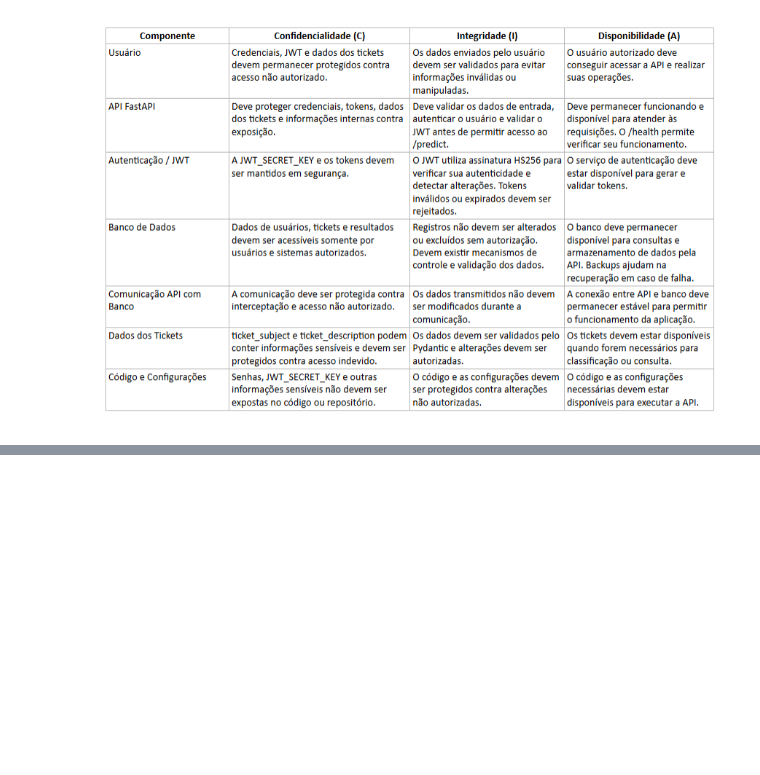
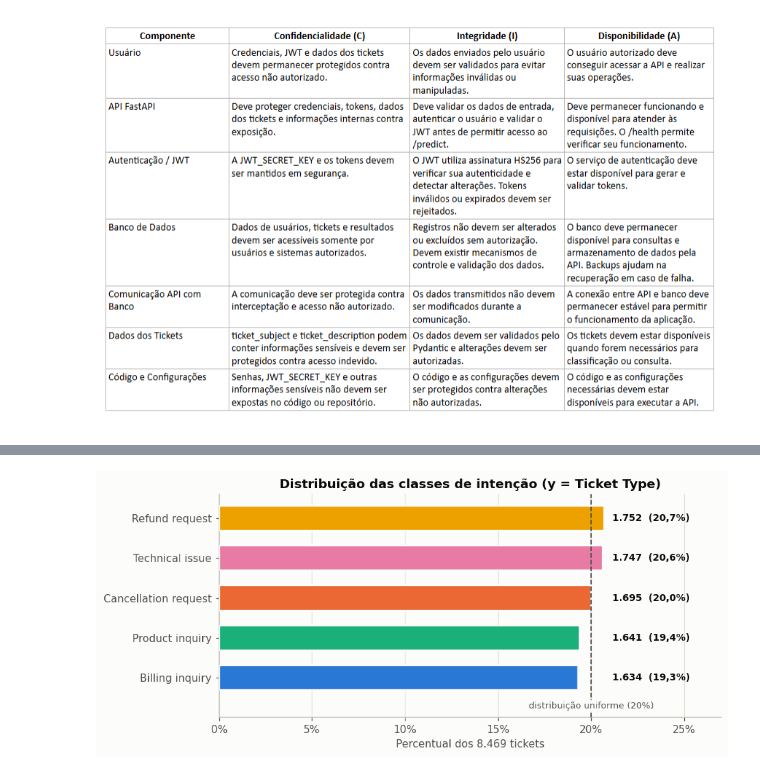
Before and after one commit to renefranciscofs/diego_rene_yuri_william, a Jupyter notebook: eda/eda.ipynb, the cells around one changed output, grey strips where cells are left out. Saved outputs shown, nothing was run; the diff lists cells and outputs as text; code cells hidden in the pictures; blank space fills up the shorter version.

```diff
--- a/eda/eda.ipynb
+++ b/eda/eda.ipynb
@@ -1303,0 +1388,18 @@ sintética do dataset (Seção 3) e muda a estratégia de modelagem:
+# %%
+# 12.2 Quantidade e percentual de exemplos por classe
+from scipy import stats
+
+dist = y.value_counts().rename("Exemplos").to_frame()
+dist["Percentual (%)"] = (100 * dist["Exemplos"] / dist["Exemplos"].sum()).round(2)
+dist.index.name = "Classe (intenção)"
+
+tabela = pd.concat([dist, pd.DataFrame({"Exemplos": [dist["Exemplos"].sum()],
+                                        "Percentual (%)": [100.0]}, index=["Total"])])
+display(tabela)
+
+maior, menor = dist["Exemplos"].max(), dist["Exemplos"].min()
+chi2, p_unif = stats.chisquare(dist["Exemplos"])  # H0: as 5 classes têm 20% cada
+print(f"Maior / menor classe: {maior:,} / {menor:,} = {maior / menor:.3f}× | "
+      f"amplitude = {dist['Percentual (%)'].max() - dist['Percentual (%)'].min():.2f} p.p.")
+print(f"Aderência à distribuição uniforme (20% por classe): χ²({len(dist) - 1}) = {chi2:.2f}, p = {p_unif:.3f}")
+print(f"Baseline 'prever sempre a classe majoritária': acurácia = {maior / dist['Exemplos'].sum():.1%}")
@@ -1303,0 +1417,28 @@ sintética do dataset (Seção 3) e muda a estratégia de modelagem:
+# %%
+# 12.2 Gráfico da distribuição, com a referência de distribuição uniforme (20%)
+ordem = dist.sort_values("Exemplos").index  # maior no topo
+props = dist.loc[ordem, "Exemplos"] / dist["Exemplos"].sum()
+
+fig, ax = plt.subplots(figsize=(8.5, 3.9))
+ax.spines[["top", "right"]].set_visible(False)
+ax.xaxis.grid(True, linewidth=0.8, zorder=0)
+ax.set_axisbelow(True)
+bars = ax.barh(ordem, props.values, color=[TYPE_COLORS[c] for c in ordem],
+               height=0.62, edgecolor=SURFACE, linewidth=1.5, zorder=3)
+# rótulos alinhados numa coluna à direita da referência de 20% (sem cruzar a linha)
+for b, n, pr in zip(bars, dist.loc[ordem, "Exemplos"], props.values):
+    rotulo = f"{n:,}".replace(",", ".") + f"  ({100 * pr:.1f}%)".replace(".", ",")
+    ax.text(0.2115, b.get_y() + b.get_height() / 2, rotulo, va="center",
+            color=INK, fontsize=9, fontweight="bold")
+ax.axvline(0.20, color=INK2, linestyle="--", linewidth=1.2, zorder=4)
+ax.text(0.20, -0.72, "distribuição uniforme (20%)", color=INK2, fontsize=8.5, ha="center", va="center",
+        bbox=dict(facecolor=SURFACE, edgecolor="none", pad=1.5), zorder=5)
+ax.set_ylim(-1.0, len(ordem) - 0.4)
+ax.set_xlim(0, 0.27)
+ax.xaxis.set_major_formatter(lambda v, _: f"{v:.0%}")
+ax.set_xlabel("Percentual dos 8.469 tickets")
+ax.set_title("Distribuição das classes de intenção (y = Ticket Type)")
+plt.tight_layout()
+plt.show()
+# %% [output]
+[figure, added]
```
Also changed, not shown: parts of 8 cells of this notebook, 1 other file.
